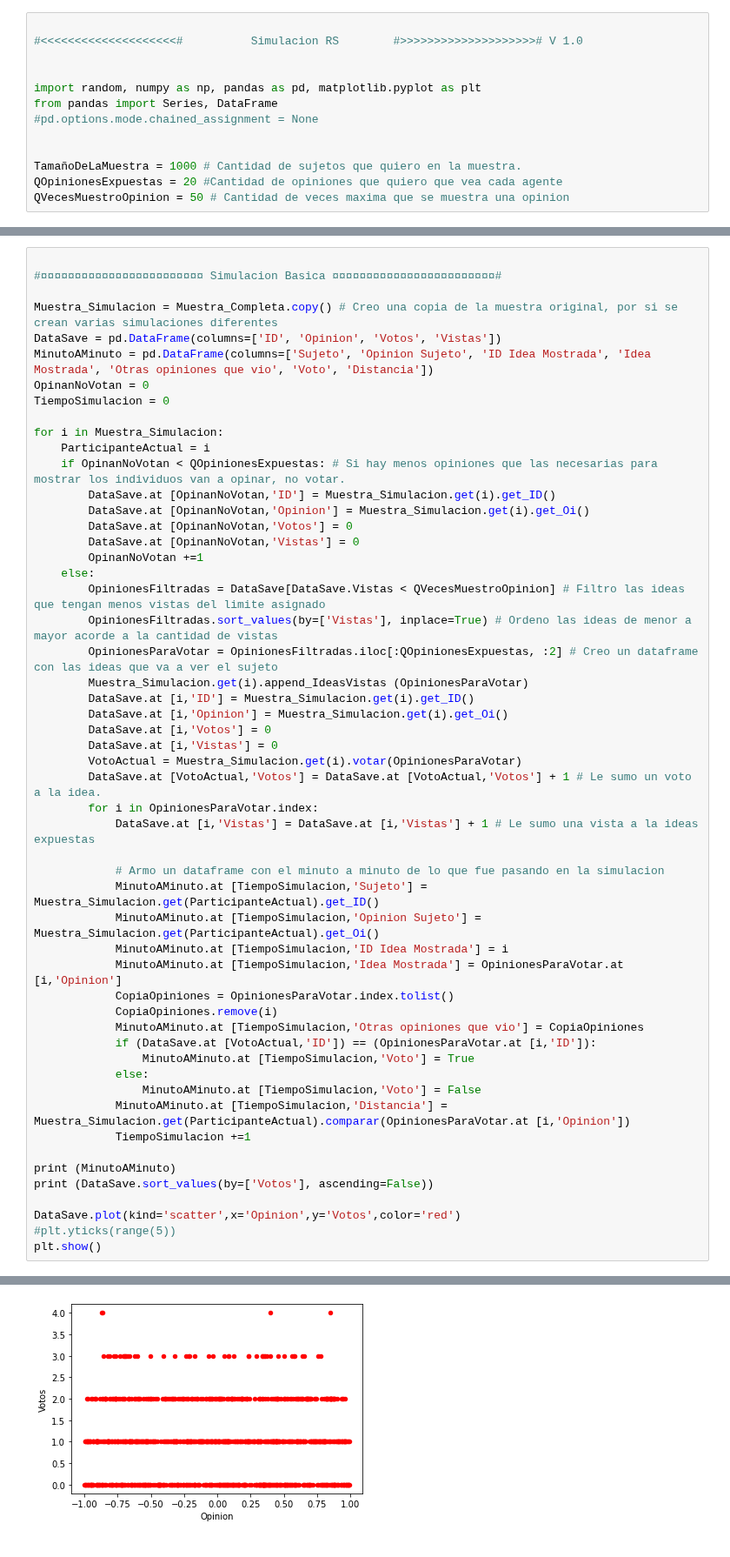
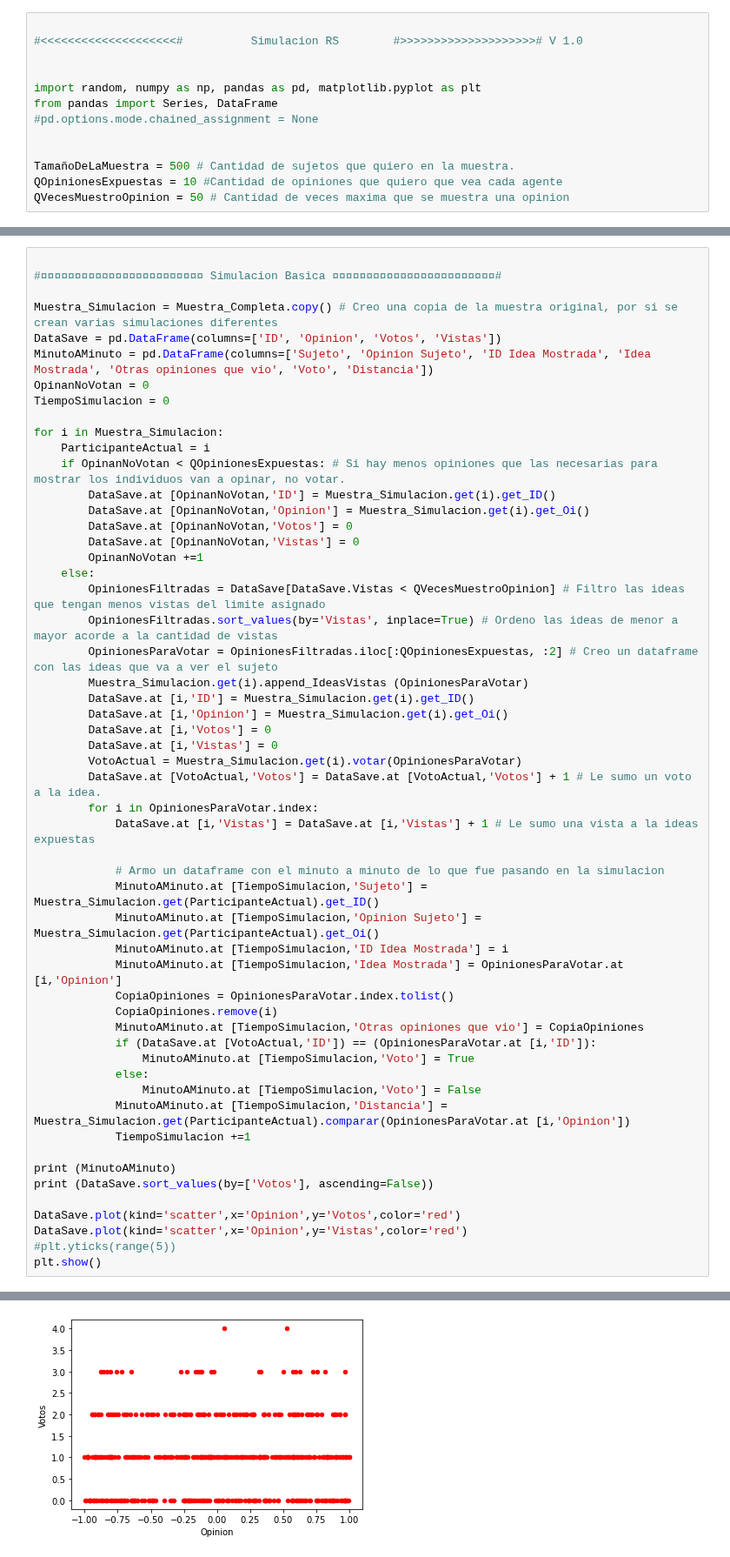
Before and after one commit to MariannoSalgado/Simulacion-RS, a Jupyter notebook: Simulacion RS.ipynb, the cells around one changed output, grey strips where cells are left out. Shown at 87% size. Saved outputs shown, nothing was run; the diff lists cells and outputs as text.

```diff
--- a/Simulacion RS.ipynb
+++ b/Simulacion RS.ipynb
@@ -8,8 +8,8 @@ from pandas import Series, DataFrame
 #pd.options.mode.chained_assignment = None
 
 
-TamañoDeLaMuestra = 1000 # Cantidad de sujetos que quiero en la muestra.
-QOpinionesExpuestas = 20 #Cantidad de opiniones que quiero que vea cada agente
+TamañoDeLaMuestra = 500 # Cantidad de sujetos que quiero en la muestra.
+QOpinionesExpuestas = 10 #Cantidad de opiniones que quiero que vea cada agente
 QVecesMuestroOpinion = 50 # Cantidad de veces maxima que se muestra una opinion
 # %%
 
@@ -94,7 +94,7 @@ for i in Muestra_Simulacion:
         OpinanNoVotan +=1
     else:
         OpinionesFiltradas = DataSave[DataSave.Vistas < QVecesMuestroOpinion] # Filtro las ideas que tengan menos vistas del limite asignado
-        OpinionesFiltradas.sort_values(by=['Vistas'], inplace=True) # Ordeno las ideas de menor a mayor acorde a la cantidad de vistas
+        OpinionesFiltradas.sort_values(by='Vistas', inplace=True) # Ordeno las ideas de menor a mayor acorde a la cantidad de vistas
         OpinionesParaVotar = OpinionesFiltradas.iloc[:QOpinionesExpuestas, :2] # Creo un dataframe con las ideas que va a ver el sujeto
         Muestra_Simulacion.get(i).append_IdeasVistas (OpinionesParaVotar)
         DataSave.at [i,'ID'] = Muestra_Simulacion.get(i).get_ID()
@@ -125,6 +125,7 @@ print (MinutoAMinuto)
 print (DataSave.sort_values(by=['Votos'], ascending=False))
 
 DataSave.plot(kind='scatter',x='Opinion',y='Votos',color='red')
+DataSave.plot(kind='scatter',x='Opinion',y='Vistas',color='red')
 #plt.yticks(range(5))
 plt.show()
 # %% [output]
@@ -148 +149 @@ plt.show()
-[figure, old version]
+[figure, new version]
```
Also changed, not shown: parts of 2 cells of this notebook.
